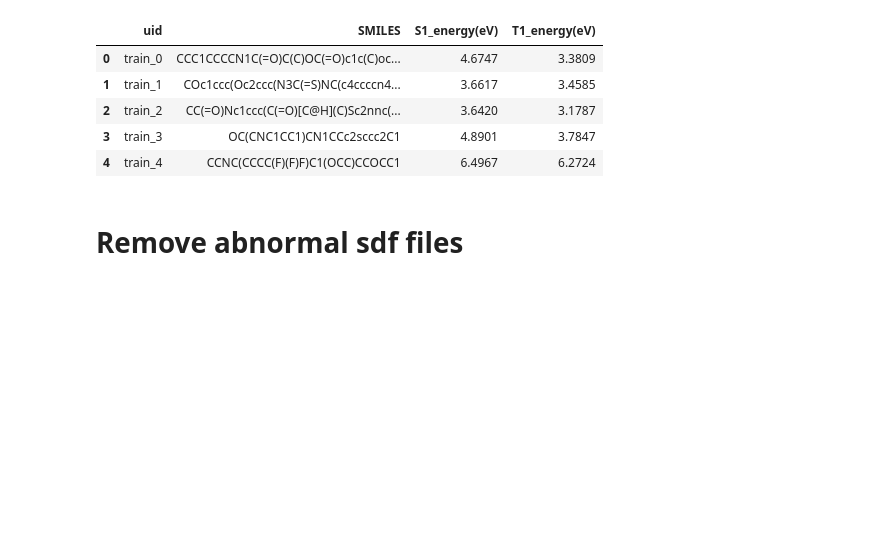
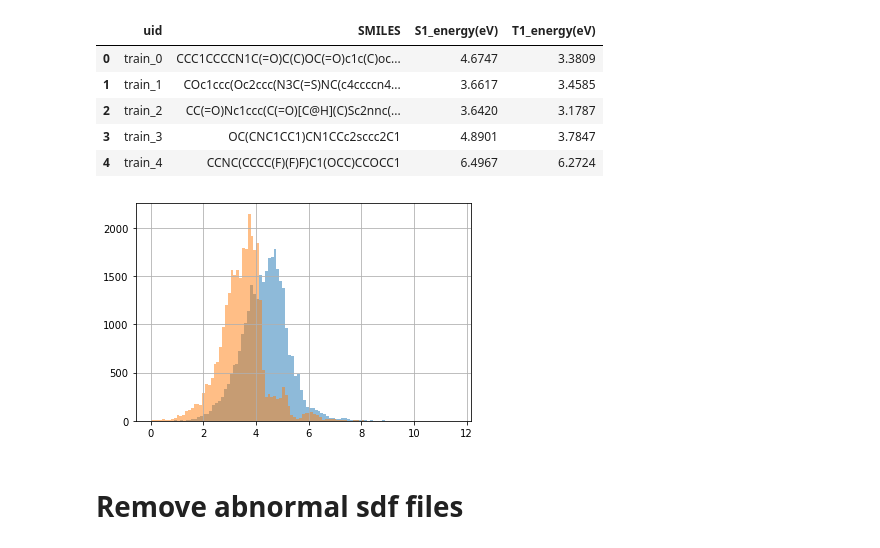
Before and after one commit to martin4542/Samsung_AI_Challenge, a Jupyter notebook: data_visualize.ipynb, the cells around one changed output. Cells and saved outputs as stored; diff of their text form; code cells hidden in the pictures; blank space fills up the shorter version.

Commit message:
Update data visualization & Smiles to image data

```diff
--- a/data_visualize.ipynb
+++ b/data_visualize.ipynb
@@ -21,6 +22,12 @@ train_df.head()
 | 2 | train_2 | CC(=O)Nc1ccc(C(=O)[C@H](C)Sc2nnc(... | 3.6420 | 3.1787 |
 | 3 | train_3 | OC(CNC1CC1)CN1CCc2sccc2C1 | 4.8901 | 3.7847 |
 | 4 | train_4 | CCNC(CCCC(F)(F)F)C1(OCC)CCOCC1 | 6.4967 | 6.2724 |
+# %%
+train_df['S1_energy(eV)'].hist(bins=100, alpha=0.5)
+train_df['T1_energy(eV)'].hist(bins=100, alpha=0.5)
+plt.show()
+# %% [output]
+[figure, added]
 # %% [markdown]
 # Remove abnormal sdf files
 # %%
```
Also changed, not shown: parts of 2 cells of this notebook, 1 other file.
